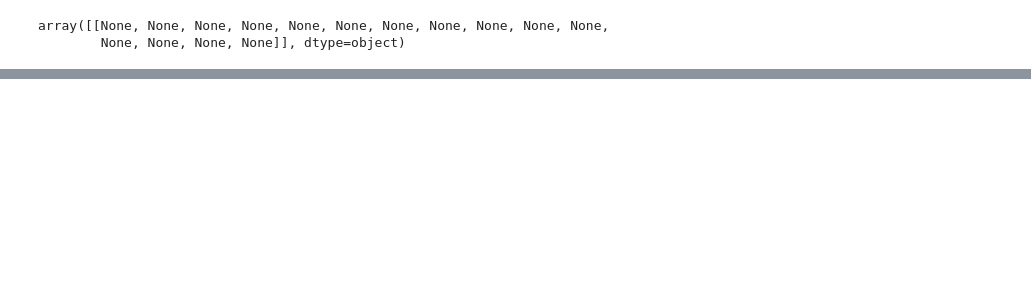
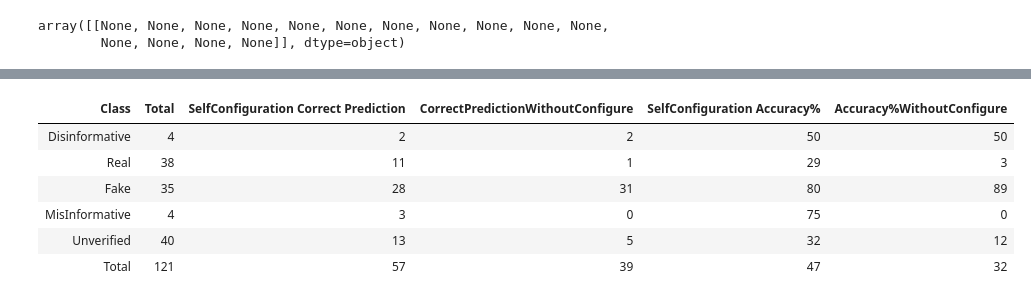
Before and after one commit to sanjaikanth/ANNSelfConfigure, a Jupyter notebook: ANNSelfReconfigurePage.ipynb, the cells around one changed output, grey strips where cells are left out. Saved outputs shown, nothing was run; the diff lists cells and outputs as text; code cells hidden in the pictures; blank space fills up the shorter version.

```diff
--- a/ANNSelfReconfigurePage.ipynb
+++ b/ANNSelfReconfigurePage.ipynb
@@ -763,0 +778,46 @@ XUnverifiedX:XUnverifiedX
+# %%
+#Predict without configure
+arrResultDefault=np.empty((1,3),dtype=object)
+
+for index  in range(len(predict_xDefault)):
+    actualvalDefault=colTarget[np.argmax(arrFinalYDefault[index])]
+    predictedvalDefault=colTarget[np.argmax(predict_xDefault[index])]
+    isSameDefault=actualvalDefault==predictedvalDefault
+    arrResultDefault=np.concatenate((arrResultDefault, [[actualvalDefault,predictedvalDefault,isSameDefault]]))
+
+arrResultDefault=arrResultDefault[1:]
+dfResultDefault = pd.DataFrame(arrResultDefault, columns = ['Actual','Predicted','Result'])
+
+totalCorrectCountDefault=dfResultDefault[  (dfResultDefault["Result"]=='True')].shape[0]
+totalRealCorrectCountDefault=dfResultDefault[(dfResultDefault["Actual"]=='XRealX') & (dfResultDefault["Result"]=='True')].shape[0]
+totalDisinformativeCorrectCountDefault=dfResultDefault[(dfResultDefault["Actual"]=='XDisinformativeX') & (dfResultDefault["Result"]=='True')].shape[0]
+totalFakeCorrectCountDefault=dfResultDefault[(dfResultDefault["Actual"]=='XFakeX') & (dfResultDefault["Result"]=='True')].shape[0]
+totalMisInformativeCorrectCountDefault=dfResultDefault[(dfResultDefault["Actual"]=='XMisInformativeX') & (dfResultDefault["Result"]=='True')].shape[0]
+totalUnverifiedCorrectCountDefault=dfResultDefault[(dfResultDefault["Actual"]=='XUnverifiedX') & (dfResultDefault["Result"]=='True')].shape[0]
+
+dfSUmmary['CorrectPredictionWithoutConfigure']=0
+dfSUmmary['Accuracy%WithoutConfigure']=0
+
+dfSUmmary.loc[dfSUmmary[dfSUmmary.Class=='Disinformative']['CorrectPredictionWithoutConfigure'].idxmax(),'CorrectPredictionWithoutConfigure']=totalDisinformativeCorrectCountDefault
+dfSUmmary.loc[dfSUmmary[dfSUmmary.Class=='Fake']['CorrectPredictionWithoutConfigure'].idxmax(),'CorrectPredictionWithoutConfigure']=totalFakeCorrectCountDefault
+dfSUmmary.loc[dfSUmmary[dfSUmmary.Class=='Real']['CorrectPredictionWithoutConfigure'].idxmax(),'CorrectPredictionWithoutConfigure']=totalRealCorrectCountDefault
+dfSUmmary.loc[dfSUmmary[dfSUmmary.Class=='MisInformative']['CorrectPredictionWithoutConfigure'].idxmax(),'CorrectPredictionWithoutConfigure']=totalMisInformativeCorrectCountDefault
+dfSUmmary.loc[dfSUmmary[dfSUmmary.Class=='Unverified']['CorrectPredictionWithoutConfigure'].idxmax(),'CorrectPredictionWithoutConfigure']=totalUnverifiedCorrectCountDefault
+dfSUmmary.loc[dfSUmmary[dfSUmmary.Class=='Total']['CorrectPredictionWithoutConfigure'].idxmax(),'CorrectPredictionWithoutConfigure']=totalCorrectCountDefault
+
+dfSUmmary.loc[dfSUmmary[dfSUmmary.Class=='Disinformative']['Accuracy%WithoutConfigure'].idxmax(),'Accuracy%WithoutConfigure']=round(100*totalDisinformativeCorrectCountDefault/totalXDisinformativeCount)
+dfSUmmary.loc[dfSUmmary[dfSUmmary.Class=='Fake']['Accuracy%WithoutConfigure'].idxmax(),'Accuracy%WithoutConfigure']=round(100*totalFakeCorrectCountDefault/totalFakeCount)
+dfSUmmary.loc[dfSUmmary[dfSUmmary.Class=='Real']['Accuracy%WithoutConfigure'].idxmax(),'Accuracy%WithoutConfigure']=round(100*totalRealCorrectCountDefault/totalRealCount)
+dfSUmmary.loc[dfSUmmary[dfSUmmary.Class=='MisInformative']['Accuracy%WithoutConfigure'].idxmax(),'Accuracy%WithoutConfigure']=round(100*totalMisInformativeCorrectCountDefault/totalMisInformativeCount)
+dfSUmmary.loc[dfSUmmary[dfSUmmary.Class=='Unverified']['Accuracy%WithoutConfigure'].idxmax(),'Accuracy%WithoutConfigure']=round(100*totalUnverifiedCorrectCountDefault/totalUnverifiedCount)
+dfSUmmary.loc[dfSUmmary[dfSUmmary.Class=='Total']['Accuracy%WithoutConfigure'].idxmax(),'Accuracy%WithoutConfigure']=round(100*totalCorrectCountDefault/dfResultDefault.shape[0])
+
+dfSUmmary.loc[:,['Class','Total','SelfConfiguration Correct Prediction','CorrectPredictionWithoutConfigure','SelfConfiguration Accuracy%','Accuracy%WithoutConfigure']].style.hide_index()
+# %% [output]
+| Class | Total | SelfConfiguration Correct Prediction | CorrectPredictionWithoutConfigure | SelfConfiguration Accuracy% | Accuracy%WithoutConfigure |
+| Disinformative | 4 | 2 | 2 | 50 | 50 |
+| Real | 38 | 11 | 1 | 29 | 3 |
+| Fake | 35 | 28 | 31 | 80 | 89 |
+| MisInformative | 4 | 3 | 0 | 75 | 0 |
+| Unverified | 40 | 13 | 5 | 32 | 12 |
+| Total | 121 | 57 | 39 | 47 | 32 |
```
Also changed, not shown: parts of 19 cells of this notebook.
